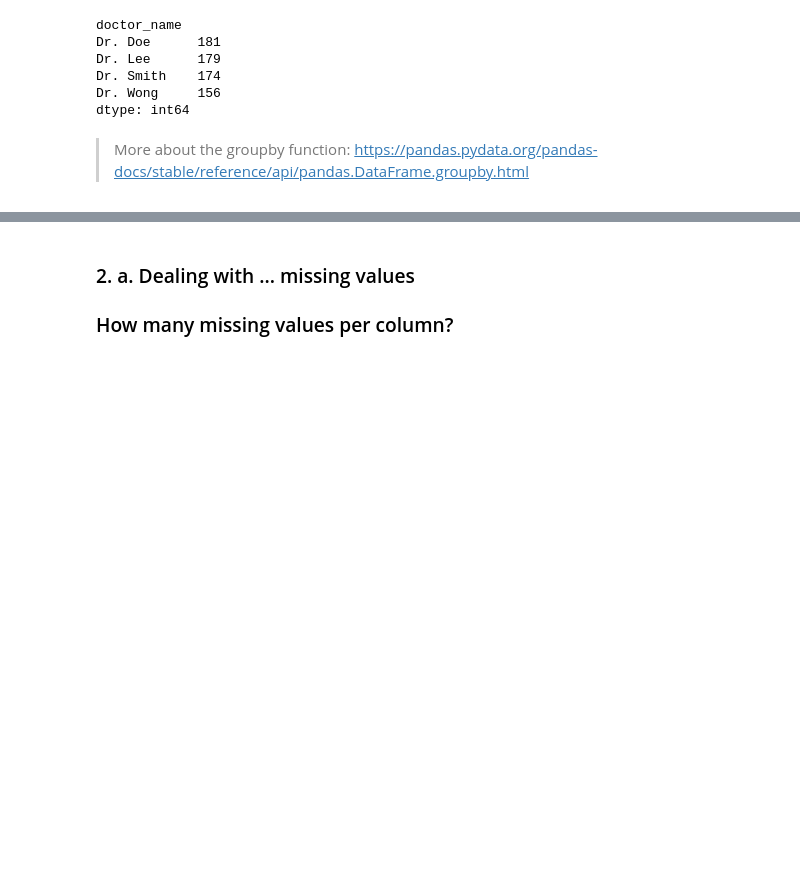
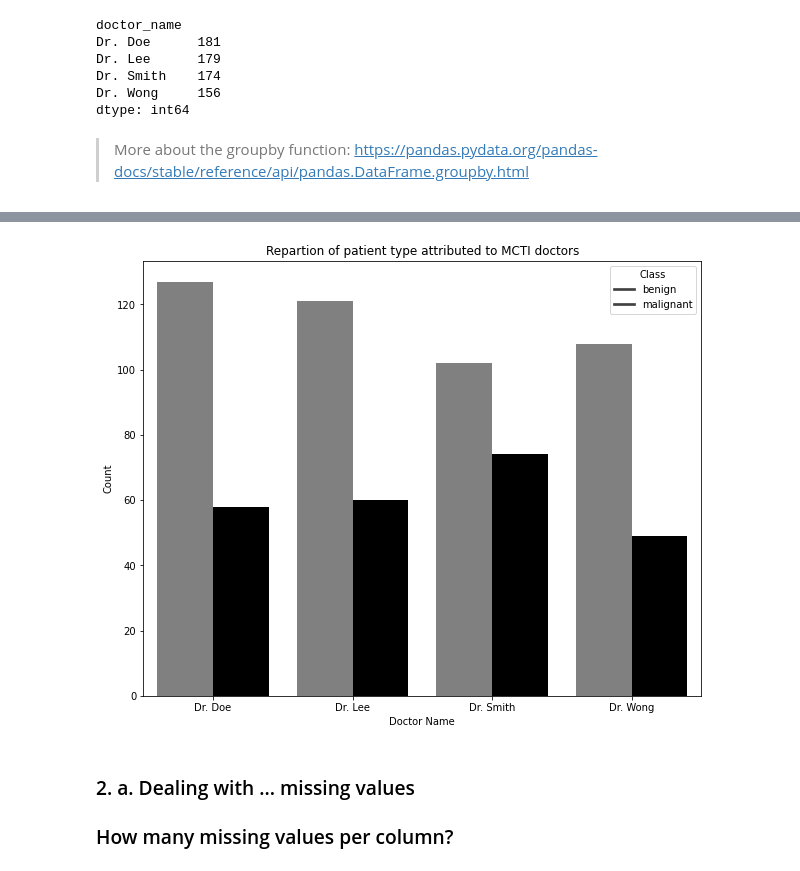
Before and after one commit to ladyson1806/pandas_data_wrangling, a Jupyter notebook: datatrek_2021/Data_Processing_Python.ipynb, the cells around one changed output, grey strips where cells are left out. Cells and saved outputs as stored; diff of their text form; code cells hidden in the pictures; blank space fills up the shorter version.

```diff
--- a/datatrek_2021/Data_Processing_Python.ipynb
+++ b/datatrek_2021/Data_Processing_Python.ipynb
@@ -206,3 +238,28 @@ _______
+# %%
+#### Question 3
+
+def get_table(breast_dataset, col1, col2):
+    patient_type_per_doctor = pd.DataFrame({'count': breast_dataset.groupby(by=[col1, col2]).size()}).reset_index()
+    return patient_type_per_doctor
+
+
+def display_barplot(table, title, width, height):
+    fig = plt.figure(figsize=(width,height))
+    sns.barplot(data=table, y='count', x='doctor_name', hue='class', palette=['gray', 'black'])
+    plt.xlabel('Doctor Name')
+    plt.ylabel('Count')
+    plt.legend(title='Class', labels={'benign':'gray', 'malignant':'red'}, loc='best')
+    plt.title(title)
+    plt.show()
+
+#### Question 4
+def main(title, width, height):
+    table = get_table(breast_dataset, 'doctor_name', 'class')
+    display_barplot(table, title, width, height)
+
+main('Repartion of patient type attributed to MCTI doctors', 10, 8)
+# %% [output]
+[figure, added]
 # %% [markdown]
 
 ### 2. a. Dealing with ... missing values
```
Also changed, not shown: parts of 12 cells of this notebook.
